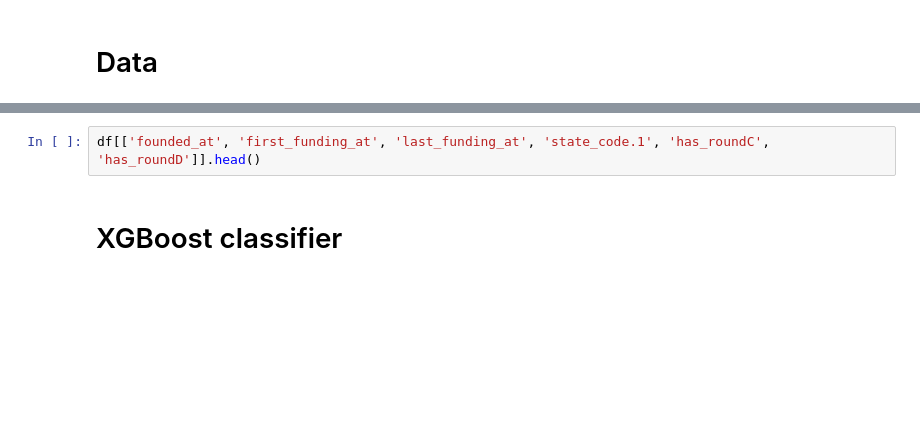
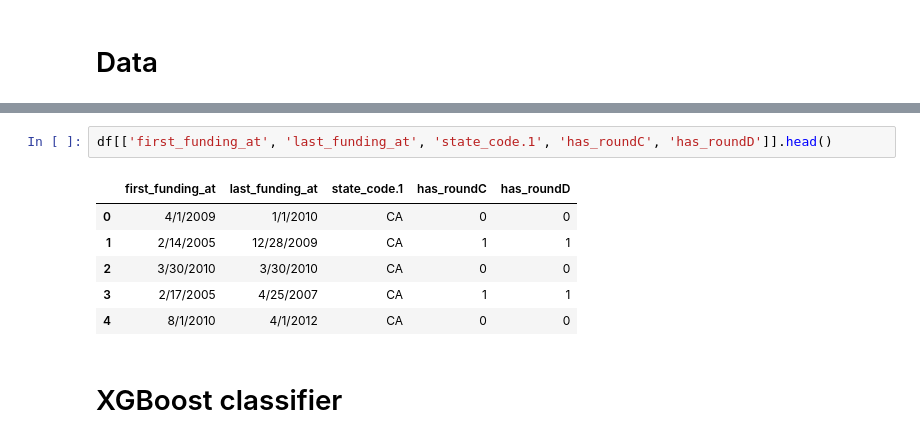
Before and after one commit to MayaVB/Applied_DS_Project, a Jupyter notebook: notebooks/model_xgboost_predicting_acquisition.ipynb, the cells around one changed output, grey strips where cells are left out. Saved outputs shown, nothing was run; the diff lists cells and outputs as text; blank space fills up the shorter version.

```diff
--- a/notebooks/model_xgboost_predicting_acquisition.ipynb
+++ b/notebooks/model_xgboost_predicting_acquisition.ipynb
@@ -500,5 +601,12 @@ df.columns
 # %%
-df[['founded_at', 'first_funding_at', 'last_funding_at', 'state_code.1', 'has_roundC', 'has_roundD']].head()
+df[['first_funding_at', 'last_funding_at', 'state_code.1', 'has_roundC', 'has_roundD']].head()
+# %% [output]
+|  | first_funding_at | last_funding_at | state_code.1 | has_roundC | has_roundD |
+| 0 | 4/1/2009 | 1/1/2010 | CA | 0 | 0 |
+| 1 | 2/14/2005 | 12/28/2009 | CA | 1 | 1 |
+| 2 | 3/30/2010 | 3/30/2010 | CA | 0 | 0 |
+| 3 | 2/17/2005 | 4/25/2007 | CA | 1 | 1 |
+| 4 | 8/1/2010 | 4/1/2012 | CA | 0 | 0 |
 # %% [markdown]
 # XGBoost classifier
 # %% [markdown]
```
Also changed, not shown: parts of 14 cells of this notebook.
